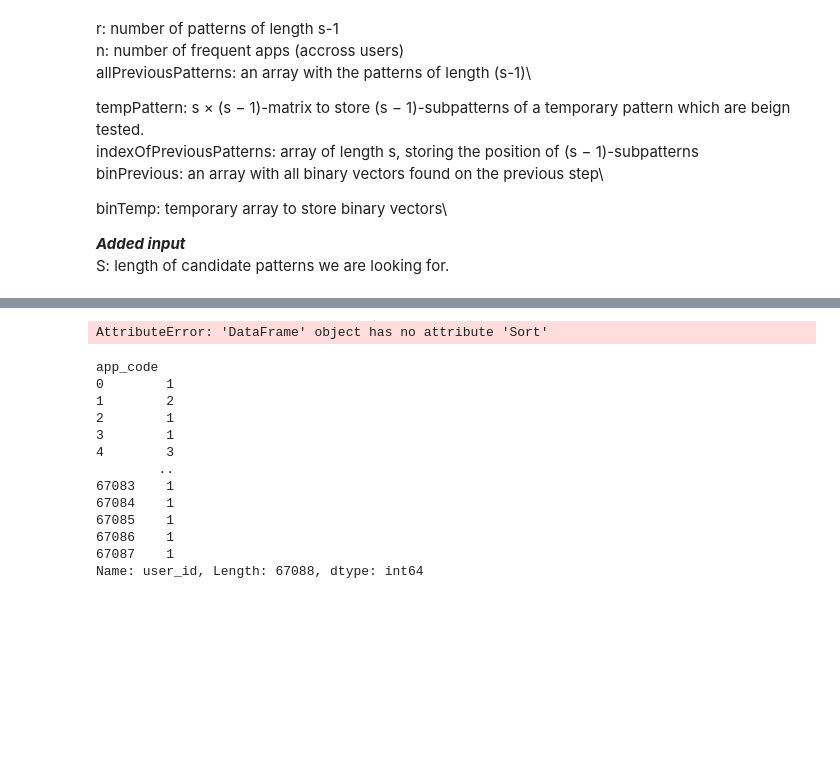
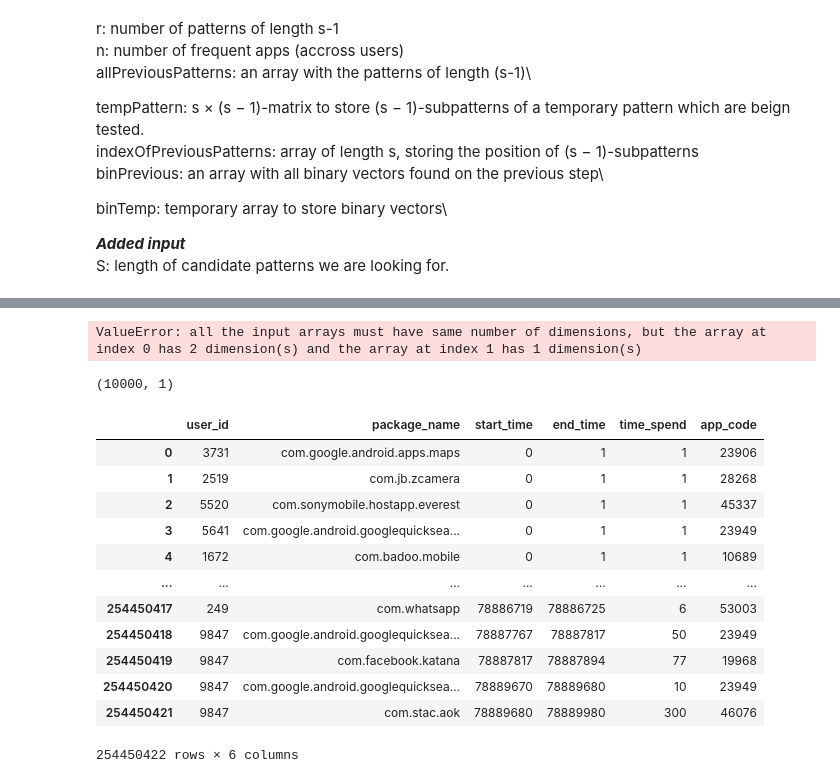
Before and after one commit to ClaraAndersen/motifs_and_competition_in_app_usage, a Jupyter notebook: Algorithm2_candidateList.ipynb, the cells around one changed output, grey strips where cells are left out. Saved outputs shown, nothing was run; the diff lists cells and outputs as text; code cells hidden in the pictures; blank space fills up the shorter version.

```diff
--- a/Algorithm2_candidateList.ipynb
+++ b/Algorithm2_candidateList.ipynb
@@ -107 +211,25 @@ S: length of candidate patterns we are looking for.
+# %%
+np.append(binPrevious, test['package_name'].apply(lambda l: 'com.facebook.katana' in l ), axis=1)
+# %% [output]
+ValueError: all the input arrays must have same number of dimensions, but the array at index 0 has 2 dimension(s) and the array at index 1 has 1 dimension(s)
+# %%
+binPrevious.shape
+# %% [output]
+(10000, 1)
+# %%
+data
+# %% [output]
+|  | user_id | package_name | start_time | end_time | time_spend | app_code |
+| 0 | 3731 | com.google.android.apps.maps | 0 | 1 | 1 | 23906 |
+| 1 | 2519 | com.jb.zcamera | 0 | 1 | 1 | 28268 |
+| 2 | 5520 | com.sonymobile.hostapp.everest | 0 | 1 | 1 | 45337 |
+| 3 | 5641 | com.google.android.googlequicksea... | 0 | 1 | 1 | 23949 |
+| 4 | 1672 | com.badoo.mobile | 0 | 1 | 1 | 10689 |
+| ... | ... | ... | ... | ... | ... | ... |
+| 254450417 | 249 | com.whatsapp | 78886719 | 78886725 | 6 | 53003 |
+| 254450418 | 9847 | com.google.android.googlequicksea... | 78887767 | 78887817 | 50 | 23949 |
+| 254450419 | 9847 | com.facebook.katana | 78887817 | 78887894 | 77 | 19968 |
+| 254450420 | 9847 | com.google.android.googlequicksea... | 78889670 | 78889680 | 10 | 23949 |
+| 254450421 | 9847 | com.stac.aok | 78889680 | 78889980 | 300 | 46076 |
+254450422 rows × 6 columns
 # %%
@@ -126,4 +236,0 @@ for i in range(0,n_events+1):
-# %%
-data2[data2['app_code']==0].Sort('user_id')
-# %% [output]
-AttributeError: 'DataFrame' object has no attribute 'Sort'
@@ -132,16 +236,0 @@ test=data2.groupby('app_code')
-# %%
-test.user_id.nunique().
-# %% [output]
-app_code
-0        1
-1        2
-2        1
-3        1
-4        3
-        ..
-67083    1
-67084    1
-67085    1
-67086    1
-67087    1
-Name: user_id, Length: 67088, dtype: int64
```
Also changed, not shown: parts of 25 cells of this notebook.
